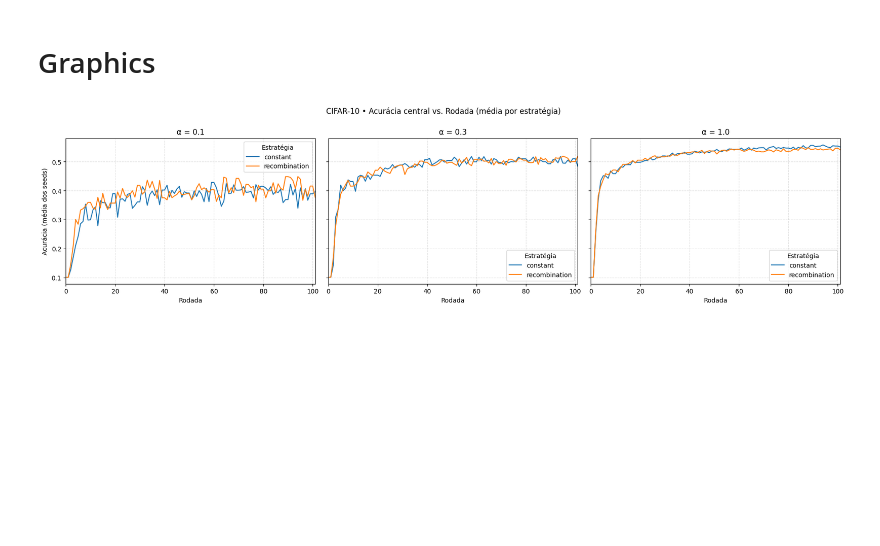
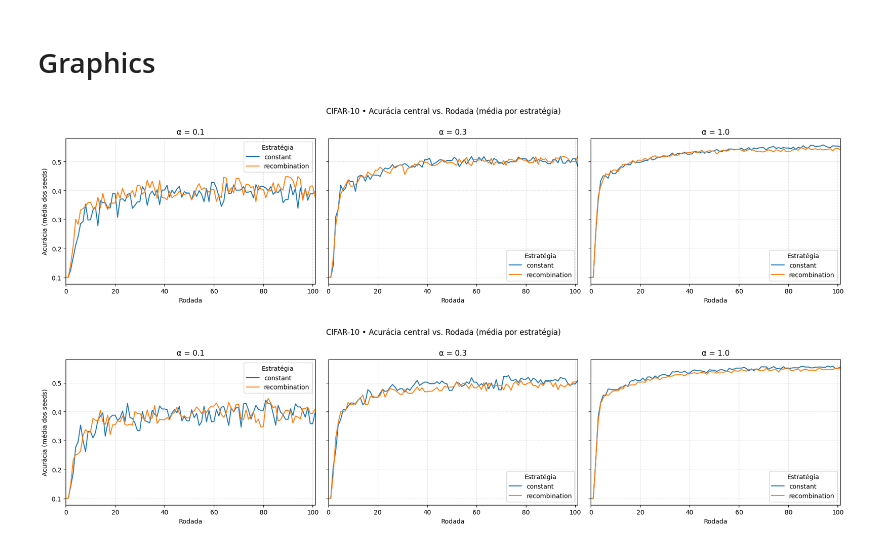
Before and after one commit to RafaelGreg18/tcc-def, a Jupyter notebook: experiments/premotivational/analysis/recombination.ipynb, the cells around one changed output. Drawn from its saved outputs; the diff is of its cells as text; code cells hidden in the pictures; blank space fills up the shorter version.

```diff
--- a/experiments/premotivational/analysis/recombination.ipynb
+++ b/experiments/premotivational/analysis/recombination.ipynb
@@ -10,7 +10,10 @@ import matplotlib.pyplot as plt
 # %% [markdown]
 # Var
 # %%
-home = "/home/filipe/Workspace/dynff/results/motivational/exp-4/v1-random-layer-recombination/simplecnn/"
+home_v1 = "/home/filipe/Workspace/dynff/results/motivational/exp-4/v1-random-layer-recombination/simplecnn/"
+home_v2 = "/home/filipe/Workspace/dynff/results/motivational/exp-4/v2-weighted-layer-recombination/simplecnn/"
+home_v3 = "/home/filipe/Workspace/dynff/results/motivational/exp-4/v3-conditional-recomb-agg/simplecnn/"
+
 PATTERN = re.compile(
     r"^fedavg_random_(?P<strategy>constant|recombination)_10_battery_False_dataset_cifar10_dir_(?P<alpha>0\.1|0\.3|1\.0)_seed_(?P<seed>\d+)$"
 )
@@ -139,2 +143,3 @@ rows = collect_rows(home)
 # %%
-df = make_dataframe(rows)
+rows_v2 = collect_rows(home_v2)
+df_v2 = make_dataframe(rows_v2)
@@ -145,2 +153,6 @@ plot_grid(df)
 # %% [output]
 [figure]
+# %%
+plot_grid(df_v2)
+# %% [output]
+[figure, added]
```
Also changed, not shown: parts of 4 cells of this notebook, 40 other files.
